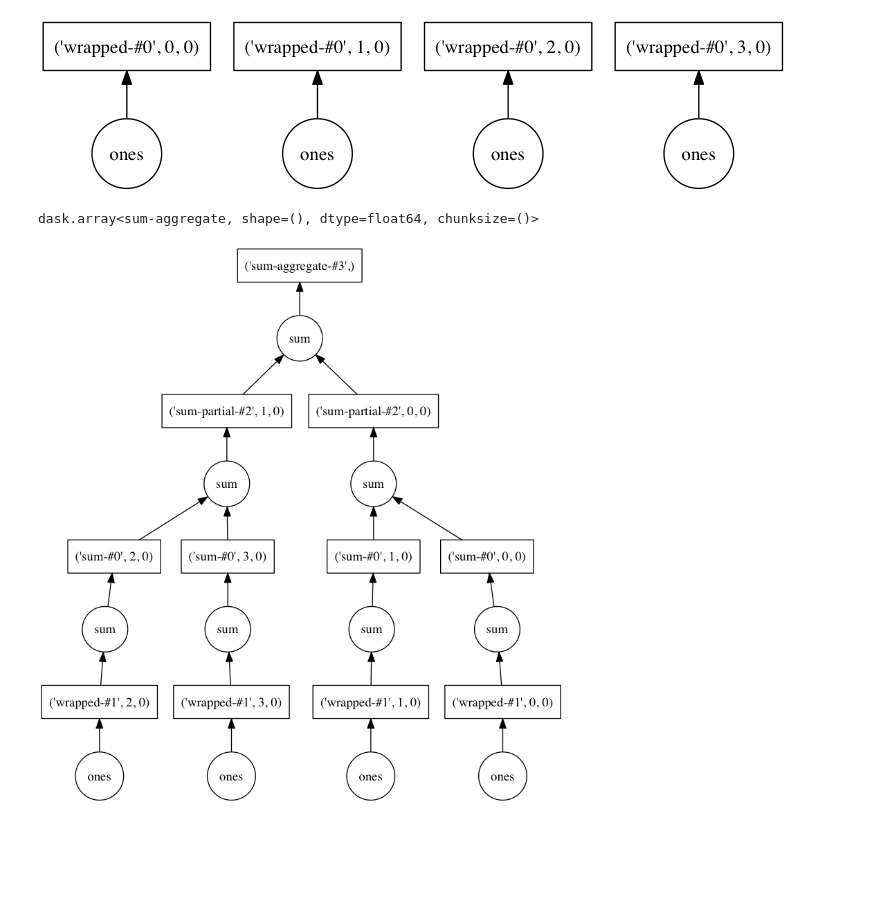
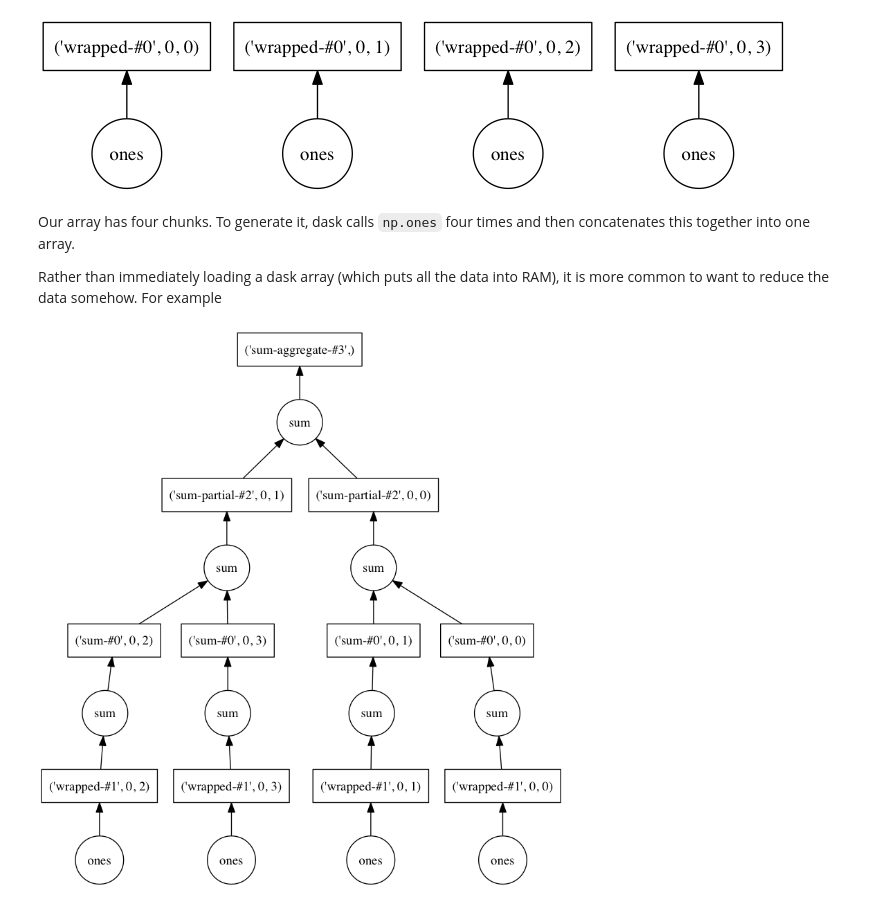
Before and after one commit to rabernat/research_computing, a Jupyter notebook: content/lectures/python/dask_for_parallel_computing.ipynb, the cells around one changed output. Saved outputs shown, nothing was run; the diff lists cells and outputs as text; code cells hidden in the pictures; blank space fills up the shorter version.

```diff
--- a/content/lectures/python/dask_for_parallel_computing.ipynb
+++ b/content/lectures/python/dask_for_parallel_computing.ipynb
@@ -0,0 +41,5 @@
+# %%
+import numpy as np
+shape = (1000, 4000)
+ones_np = np.ones(shape)
+ones_np
@@ -4,6 +80,5 @@ from dask.diagnostics import ProgressBar
 # %%
-shape = (4000, 1000)
-chunksize = (1000, 1000)
-ones = da.ones(shape, chunks=chunksize)
+chunk_shape = (1000, 1000)
+ones = da.ones(shape, chunks=chunk_shape)
 ones
 # %% [output]
@@ -16,12 +103,12 @@ ones.nbytes / 1e9
 ones.visualize()
 # %% [output]
 [figure]
-# %%
-ones_sum = ones.sum()
-ones_sum
-# %% [output]
-dask.array<sum-aggregate, shape=(), dtype=float64, chunksize=()>
-# %%
-ones_sum.visualize()
-# %% [output]
-[figure, removed]
+# %% [markdown]
+Our array has four chunks. To generate it, dask calls `np.ones` four times and then concatenates this together into one array.
+
+Rather than immediately loading a dask array (which puts all the data into RAM), it is more common to want to reduce the data somehow. For example
+# %%
+sum_of_ones = ones.sum()
+sum_of_ones.visualize()
+# %% [output]
+[figure, added]
```
Also changed, not shown: parts of 35 cells of this notebook.
